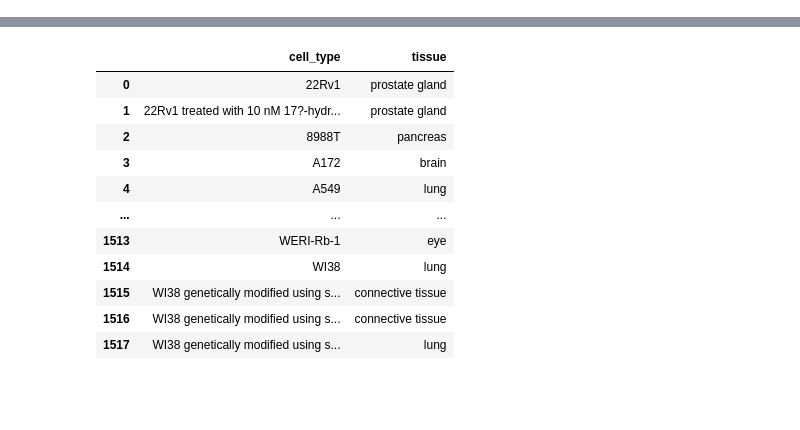
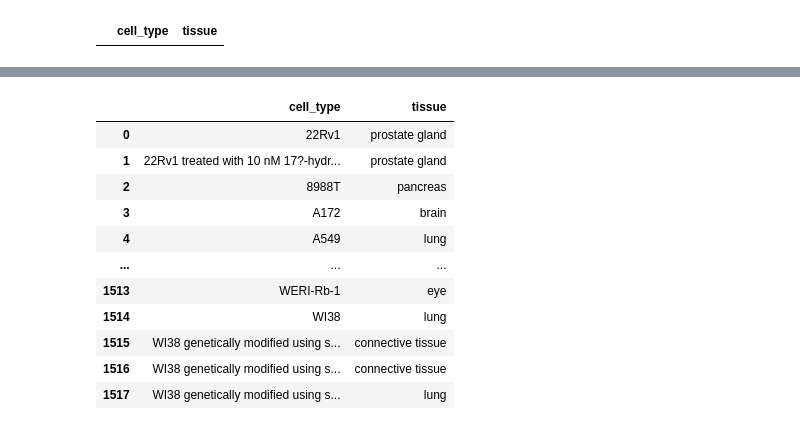
Before and after one commit to surya-vishnubhatt/sample-scraper, a Jupyter notebook: scraper.ipynb, the cells around one changed output, grey strips where cells are left out. Saved outputs shown, nothing was run; the diff lists cells and outputs as text; code cells hidden in the pictures; blank space fills up the shorter version.

```diff
--- a/scraper.ipynb
+++ b/scraper.ipynb
@@ -28,0 +9,4 @@ leuk_samples
+# %%
+all_samples[all_samples['cell_type'].str.contains('HEL',case=True,na=False)]
+# %% [output]
+|  | cell_type | tissue |
```
Also changed, not shown: parts of 15 cells of this notebook.
